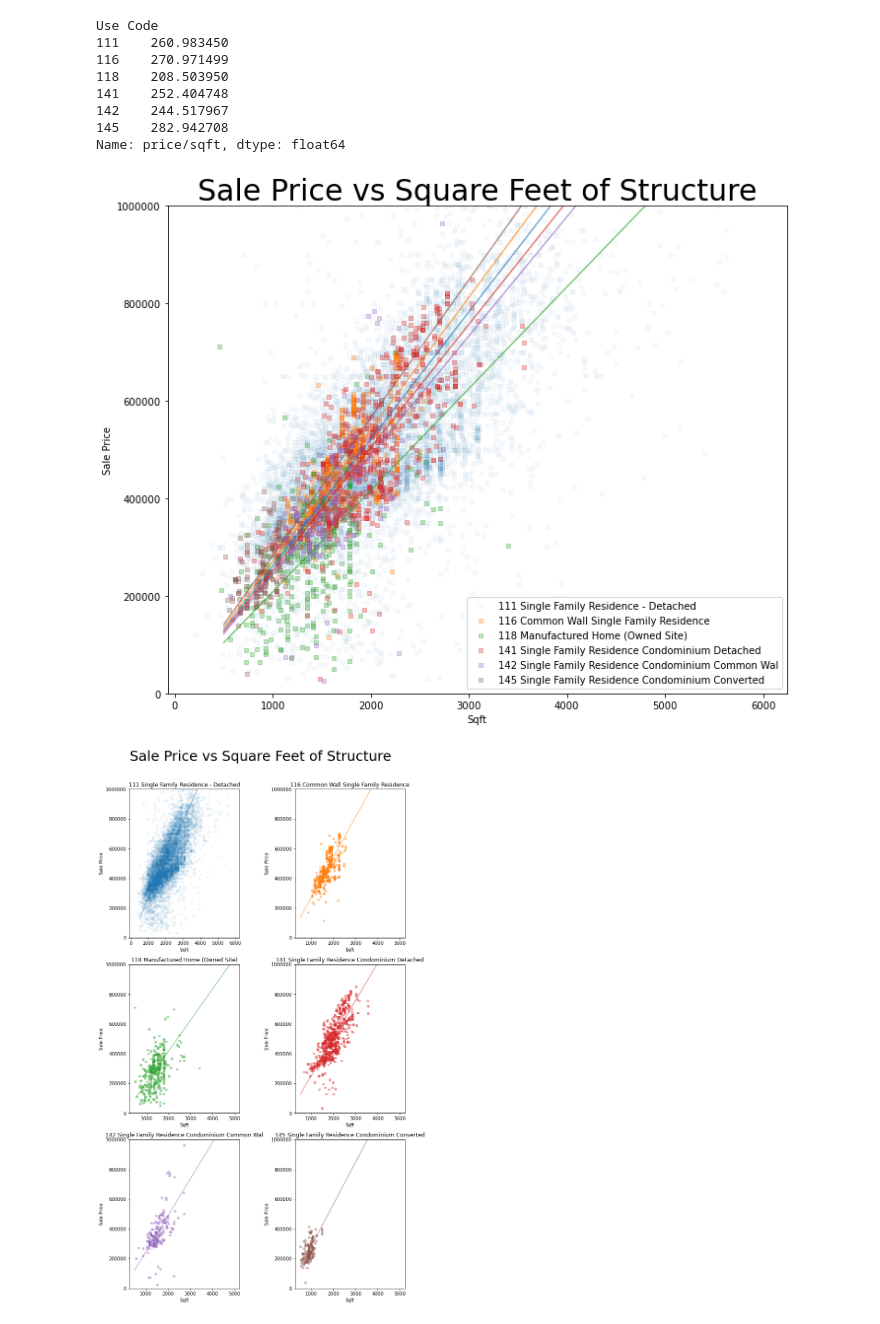
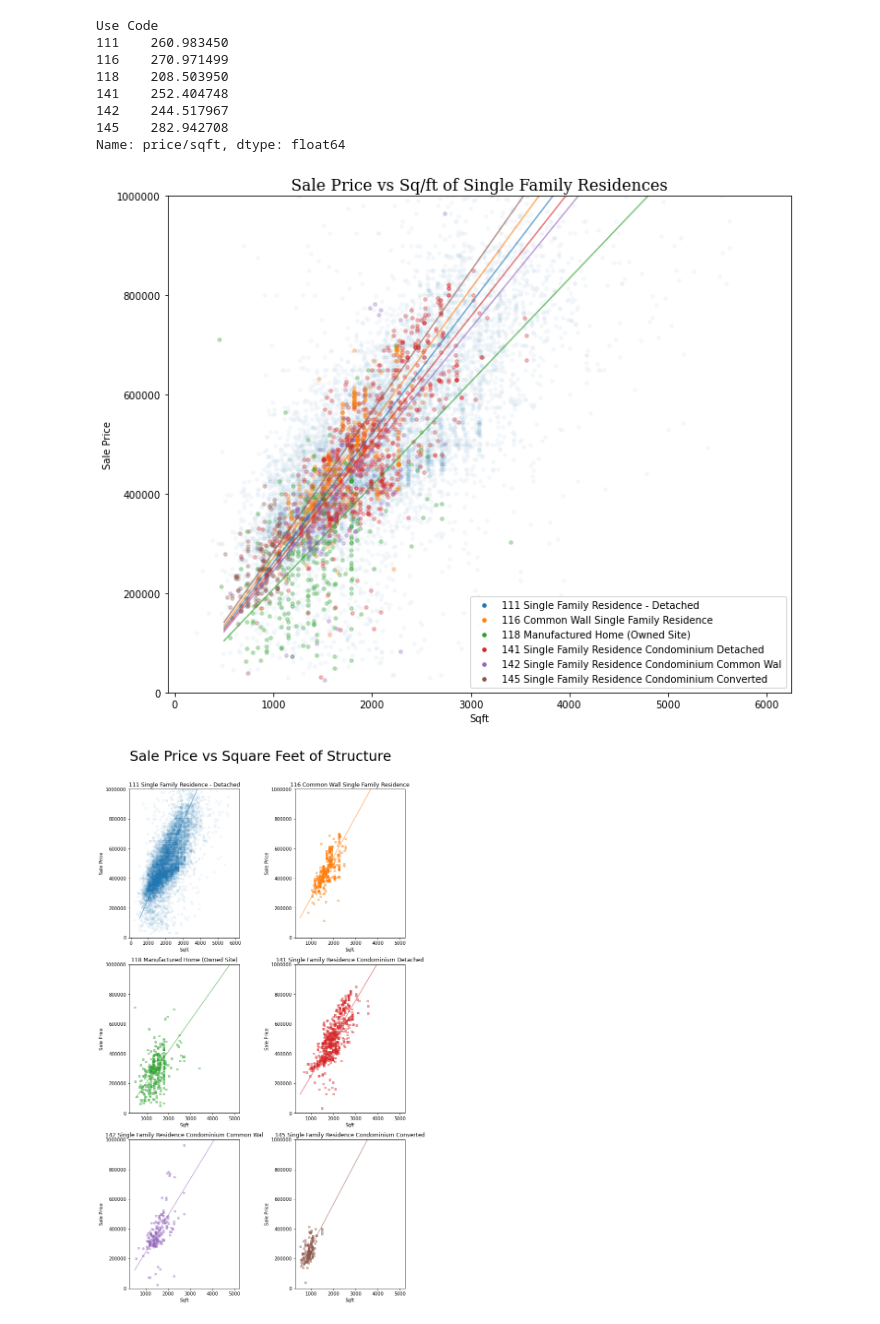
Before and after one commit to vmccready/home-saleprice-eda, a Jupyter notebook: exploration.ipynb, the cells around one changed output. Drawn from its saved outputs; the diff is of its cells as text; code cells hidden in the pictures.

```diff
--- a/exploration.ipynb
+++ b/exploration.ipynb
@@ -301,17 +328,3 @@ sf_2019_6000sq = single_family[
     (single_family['Date of Sale']<np.datetime64('2020-01-01'))&
     (single_family['Sqft']<6000)
 ]
-# %%
-
-fig, ax = plt.subplots(figsize=(10,8))
-for i, code in enumerate(codes):
-    sf_2019_6000sq[sf_2019_6000sq["Use Code"] == code].plot.scatter(
-        'Sqft', 'Sale Price',
-        color=colors[i],
-        marker=',',
-        alpha=(.05 if code==111 else 0.4), ax=ax,
-        label="{}".format(use_codes[code]))
-ax.set_ylim(0,1000000)
-ax.set_title('Sale Price vs Square Feet of Structure', size=30)
-ax.ticklabel_format(style='plain')
-fig.tight_layout()
@@ -334,20 +345,26 @@ Name: price/sqft, dtype: float64
 # %%
 fig, ax = plt.subplots(figsize=(10,8))
 for i, code in enumerate(codes):
     sf_2019_6000sq[sf_2019_6000sq["Use Code"] == code].plot.scatter(
         'Sqft', 'Sale Price',
         color=colors[i],
-        marker=',',
+        marker='.',
+        s=50,
         alpha=(.03 if code==111 else 0.3), ax=ax,
         label="{}".format(use_codes[code]))
     ax.plot([500,5000], np.array([500,5000])*p_sqft_means[code],color=colors[i], alpha=.6)
 
 ax.set_ylim(0,1000000)
-ax.set_title('Sale Price vs Square Feet of Structure', size=30)
+ax.set_title('Sale Price vs Sq/ft of Single Family Residences', **fonts, size=16)
 ax.ticklabel_format(style='plain')
+leg = plt.legend()
+for lh in leg.legendHandles:
+    lh.set_alpha(1)
 fig.tight_layout()
+plt.savefig('img/price_sqft_sfr.png')
+plt.show()
 # %% [output]
-[figure, old version]
+[figure, new version]
 # %%
 fig, ax1 = plt.subplots(3,2,figsize=(10,16))
 axes = ax1.flatten()
```
Also changed, not shown: parts of 35 cells of this notebook, 8 other files.
